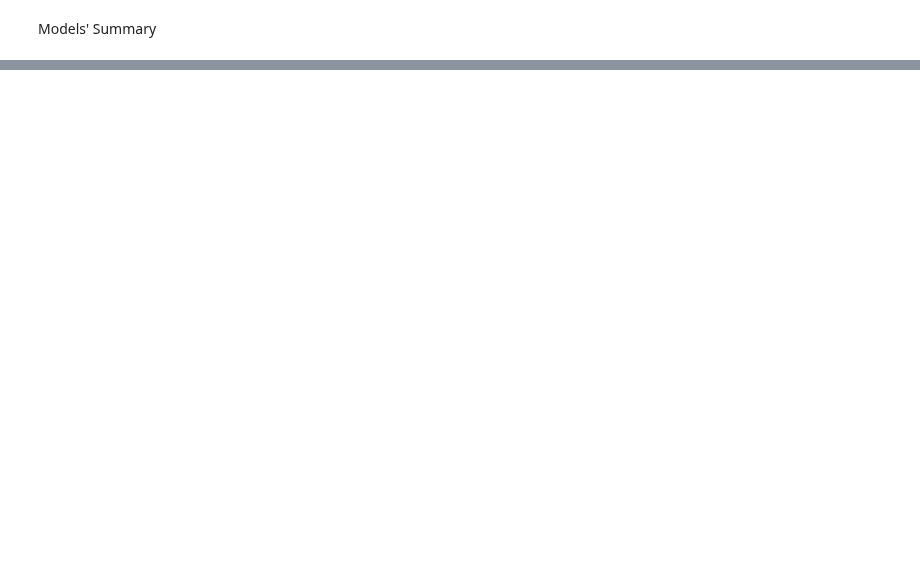
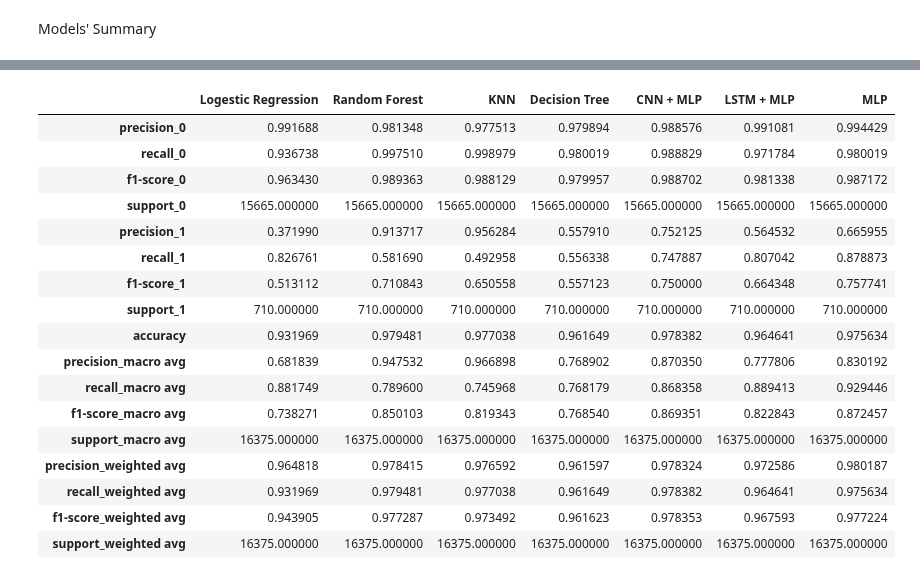
Before and after one commit to mojtabaSefidi/Fall-Detection-System, a Jupyter notebook: Fall_Detection_System_v2.ipynb, the cells around one changed output, grey strips where cells are left out. Cells and saved outputs as stored; diff of their text form; code cells hidden in the pictures; blank space fills up the shorter version.

```diff
--- a/Fall_Detection_System_v2.ipynb
+++ b/Fall_Detection_System_v2.ipynb
@@ -674,0 +815,23 @@ Models' Summary
+# %%
+import pandas as pd
+
+pd.DataFrame.from_dict(d)
+# %% [output]
+|  | Logestic Regression | Random Forest | KNN | Decision Tree | CNN + MLP | LSTM + MLP | MLP |
+| precision_0 | 0.991688 | 0.981348 | 0.977513 | 0.979894 | 0.988576 | 0.991081 | 0.994429 |
+| recall_0 | 0.936738 | 0.997510 | 0.998979 | 0.980019 | 0.988829 | 0.971784 | 0.980019 |
+| f1-score_0 | 0.963430 | 0.989363 | 0.988129 | 0.979957 | 0.988702 | 0.981338 | 0.987172 |
+| support_0 | 15665.000000 | 15665.000000 | 15665.000000 | 15665.000000 | 15665.000000 | 15665.000000 | 15665.000000 |
+| precision_1 | 0.371990 | 0.913717 | 0.956284 | 0.557910 | 0.752125 | 0.564532 | 0.665955 |
+| recall_1 | 0.826761 | 0.581690 | 0.492958 | 0.556338 | 0.747887 | 0.807042 | 0.878873 |
+| f1-score_1 | 0.513112 | 0.710843 | 0.650558 | 0.557123 | 0.750000 | 0.664348 | 0.757741 |
+| support_1 | 710.000000 | 710.000000 | 710.000000 | 710.000000 | 710.000000 | 710.000000 | 710.000000 |
+| accuracy | 0.931969 | 0.979481 | 0.977038 | 0.961649 | 0.978382 | 0.964641 | 0.975634 |
+| precision_macro avg | 0.681839 | 0.947532 | 0.966898 | 0.768902 | 0.870350 | 0.777806 | 0.830192 |
+| recall_macro avg | 0.881749 | 0.789600 | 0.745968 | 0.768179 | 0.868358 | 0.889413 | 0.929446 |
+| f1-score_macro avg | 0.738271 | 0.850103 | 0.819343 | 0.768540 | 0.869351 | 0.822843 | 0.872457 |
+| support_macro avg | 16375.000000 | 16375.000000 | 16375.000000 | 16375.000000 | 16375.000000 | 16375.000000 | 16375.000000 |
+| precision_weighted avg | 0.964818 | 0.978415 | 0.976592 | 0.961597 | 0.978324 | 0.972586 | 0.980187 |
+| recall_weighted avg | 0.931969 | 0.979481 | 0.977038 | 0.961649 | 0.978382 | 0.964641 | 0.975634 |
+| f1-score_weighted avg | 0.943905 | 0.977287 | 0.973492 | 0.961623 | 0.978353 | 0.967593 | 0.977224 |
+| support_weighted avg | 16375.000000 | 16375.000000 | 16375.000000 | 16375.000000 | 16375.000000 | 16375.000000 | 16375.000000 |
```
Also changed, not shown: parts of 19 cells of this notebook.
